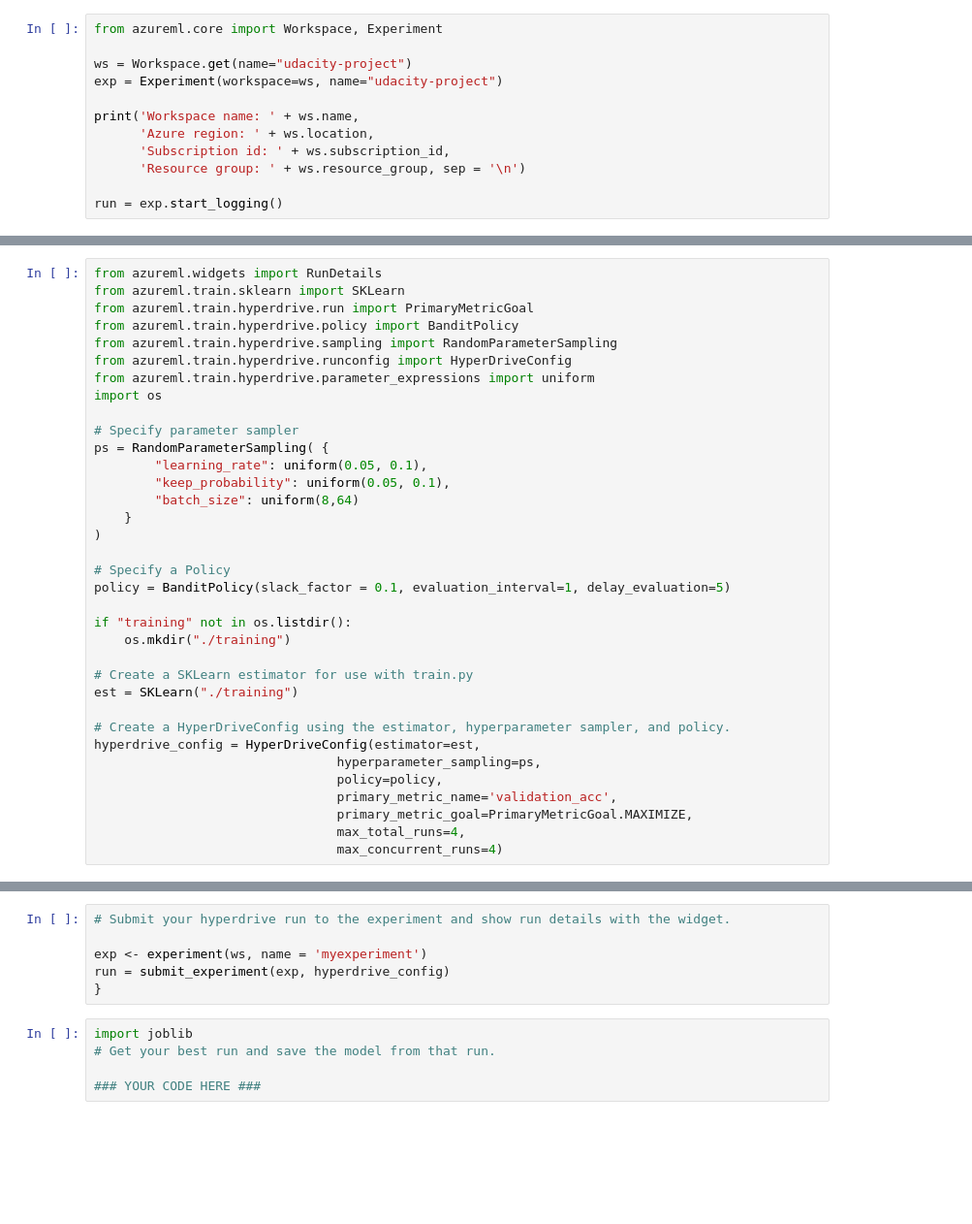
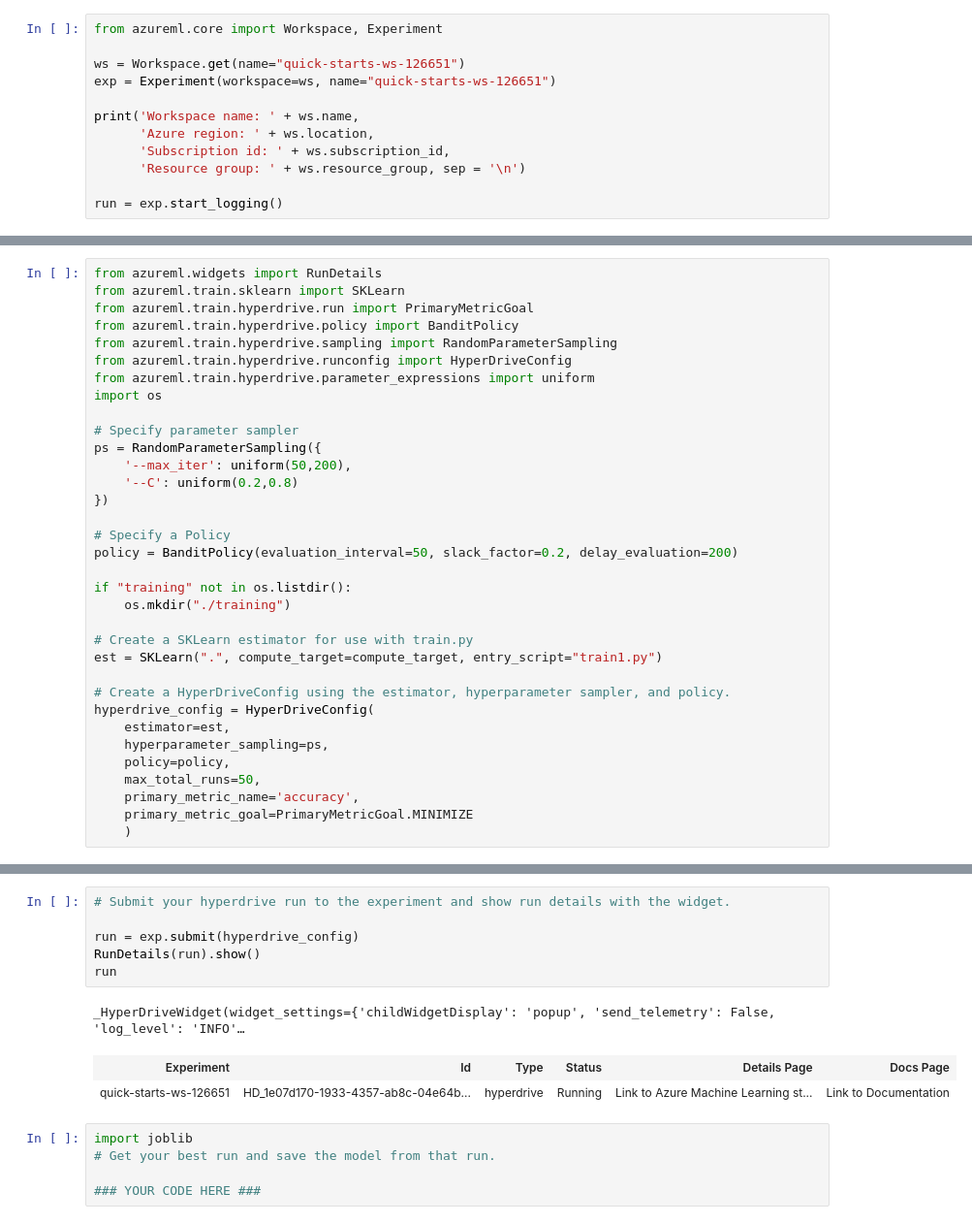
Before and after one commit to ilknish/nd00333_AZMLND_Optimizing_a_Pipeline_in_Azure-Starter_Files, a Jupyter notebook: udacity-project (1).ipynb, the cells around one changed output, grey strips where cells are left out. Shown: that part at 97% size. Cells and saved outputs as stored; diff of their text form; blank space fills up the shorter version.

```diff
--- a/udacity-project (1).ipynb
+++ b/udacity-project (1).ipynb
@@ -1,8 +1,8 @@
 # %%
 from azureml.core import Workspace, Experiment
 
-ws = Workspace.get(name="udacity-project")
-exp = Experiment(workspace=ws, name="udacity-project")
+ws = Workspace.get(name="quick-starts-ws-126651")
+exp = Experiment(workspace=ws, name="quick-starts-ws-126651")
 
 print('Workspace name: ' + ws.name,
       'Azure region: ' + ws.location,
@@ -39,27 +62,26 @@ from azureml.train.hyperdrive.parameter_expressions import uniform
 import os
 
 # Specify parameter sampler
-ps = RandomParameterSampling( {
-        "learning_rate": uniform(0.05, 0.1),
-        "keep_probability": uniform(0.05, 0.1),
-        "batch_size": uniform(8,64)
-    }
-)
+ps = RandomParameterSampling({
+    '--max_iter': uniform(50,200),
+    '--C': uniform(0.2,0.8)
+})
 
 # Specify a Policy
-policy = BanditPolicy(slack_factor = 0.1, evaluation_interval=1, delay_evaluation=5)
+policy = BanditPolicy(evaluation_interval=50, slack_factor=0.2, delay_evaluation=200)
 
 if "training" not in os.listdir():
     os.mkdir("./training")
 
 # Create a SKLearn estimator for use with train.py
-est = SKLearn("./training")
+est = SKLearn(".", compute_target=compute_target, entry_script="train1.py")
 
 # Create a HyperDriveConfig using the estimator, hyperparameter sampler, and policy.
-hyperdrive_config = HyperDriveConfig(estimator=est,
-                                hyperparameter_sampling=ps,
-                                policy=policy,
-                                primary_metric_name='validation_acc',
-                                primary_metric_goal=PrimaryMetricGoal.MAXIMIZE,
-                                max_total_runs=4,
-                                max_concurrent_runs=4)
+hyperdrive_config = HyperDriveConfig(
+    estimator=est,
+    hyperparameter_sampling=ps,
+    policy=policy,
+    max_total_runs=50,
+    primary_metric_name='accuracy',
+    primary_metric_goal=PrimaryMetricGoal.MINIMIZE
+    )
@@ -66,9 +96,13 @@ hyperdrive_config = HyperDriveConfig(estimator=est,
 # %%
 # Submit your hyperdrive run to the experiment and show run details with the widget.
 
-exp <- experiment(ws, name = 'myexperiment')
-run = submit_experiment(exp, hyperdrive_config)
-}
+run = exp.submit(hyperdrive_config)
+RunDetails(run).show()
+run
+# %% [output]
+_HyperDriveWidget(widget_settings={'childWidgetDisplay': 'popup', 'send_telemetry': False, 'log_level': 'INFO'…
+| Experiment | Id | Type | Status | Details Page | Docs Page |
+| quick-starts-ws-126651 | HD_1e07d170-1933-4357-ab8c-04e64b... | hyperdrive | Running | Link to Azure Machine Learning st... | Link to Documentation |
 # %%
 import joblib
 # Get your best run and save the model from that run.
```
Also changed, not shown: parts of 4 cells of this notebook, 1 other file.
